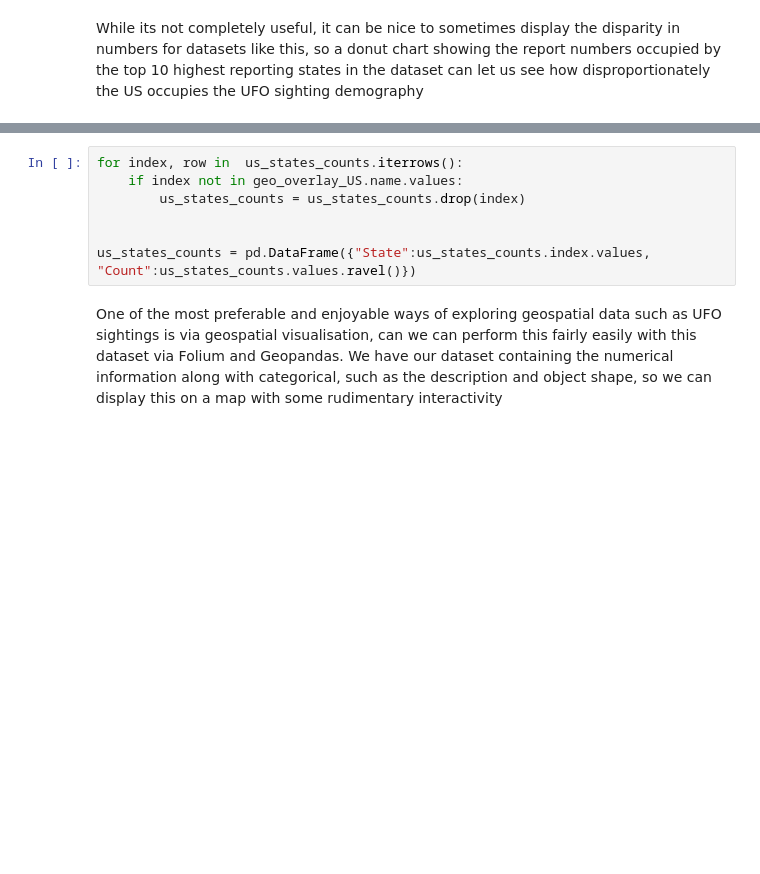
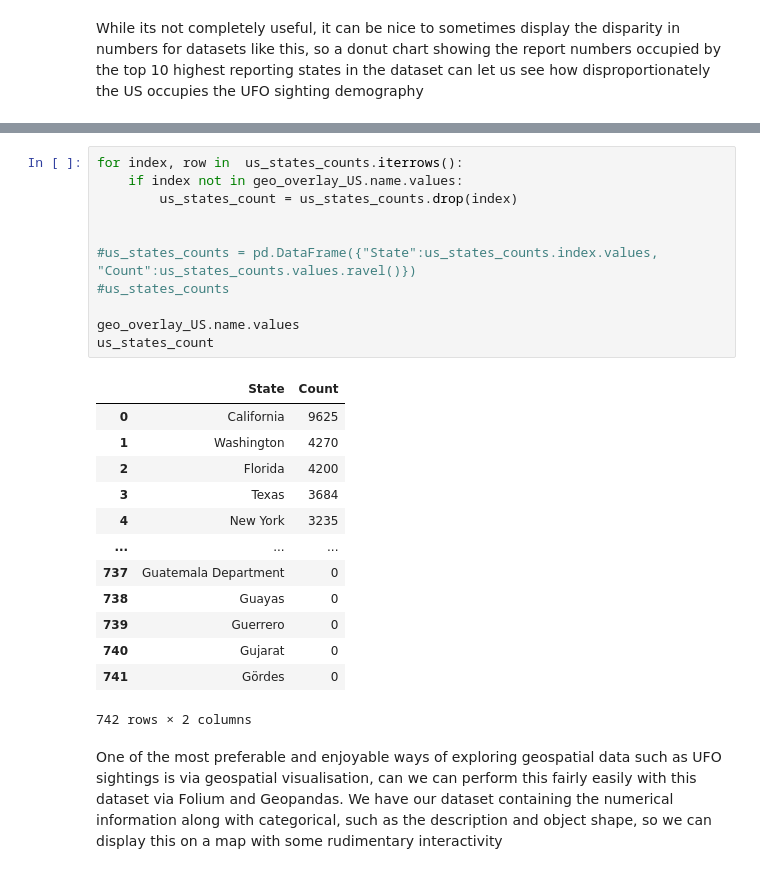
Before and after one commit to MattMacCollum/UFO-Sightings-Analysis, a Jupyter notebook: UFO_Notebook.ipynb, the cells around one changed output, grey strips where cells are left out. Drawn from its saved outputs; the diff is of its cells as text; blank space fills up the shorter version.

```diff
--- a/UFO_Notebook.ipynb
+++ b/UFO_Notebook.ipynb
@@ -457,10 +459,28 @@ plt.legend(patch, labels, loc='best',  bbox_to_anchor=(1, 0, 0.2, 0.8))
 # %%
 for index, row in  us_states_counts.iterrows():
     if index not in geo_overlay_US.name.values:
-        us_states_counts = us_states_counts.drop(index)
+        us_states_count = us_states_counts.drop(index)
 
 
-us_states_counts = pd.DataFrame({"State":us_states_counts.index.values, "Count":us_states_counts.values.ravel()})
+#us_states_counts = pd.DataFrame({"State":us_states_counts.index.values, "Count":us_states_counts.values.ravel()})
+#us_states_counts
+
+geo_overlay_US.name.values
+us_states_count
+# %% [output]
+|  | State | Count |
+| 0 | California | 9625 |
+| 1 | Washington | 4270 |
+| 2 | Florida | 4200 |
+| 3 | Texas | 3684 |
+| 4 | New York | 3235 |
+| ... | ... | ... |
+| 737 | Guatemala Department | 0 |
+| 738 | Guayas | 0 |
+| 739 | Guerrero | 0 |
+| 740 | Gujarat | 0 |
+| 741 | Gördes | 0 |
+742 rows × 2 columns
 # %% [markdown]
 One of the most preferable and enjoyable ways of exploring geospatial data such as UFO sightings is via geospatial visualisation, can we can perform this fairly easily with this dataset via Folium and Geopandas. We have our dataset containing the numerical information along with categorical, such as the description and object shape, so we can display this on a map with some rudimentary interactivity
 # %%
```
Also changed, not shown: parts of 12 cells of this notebook.
